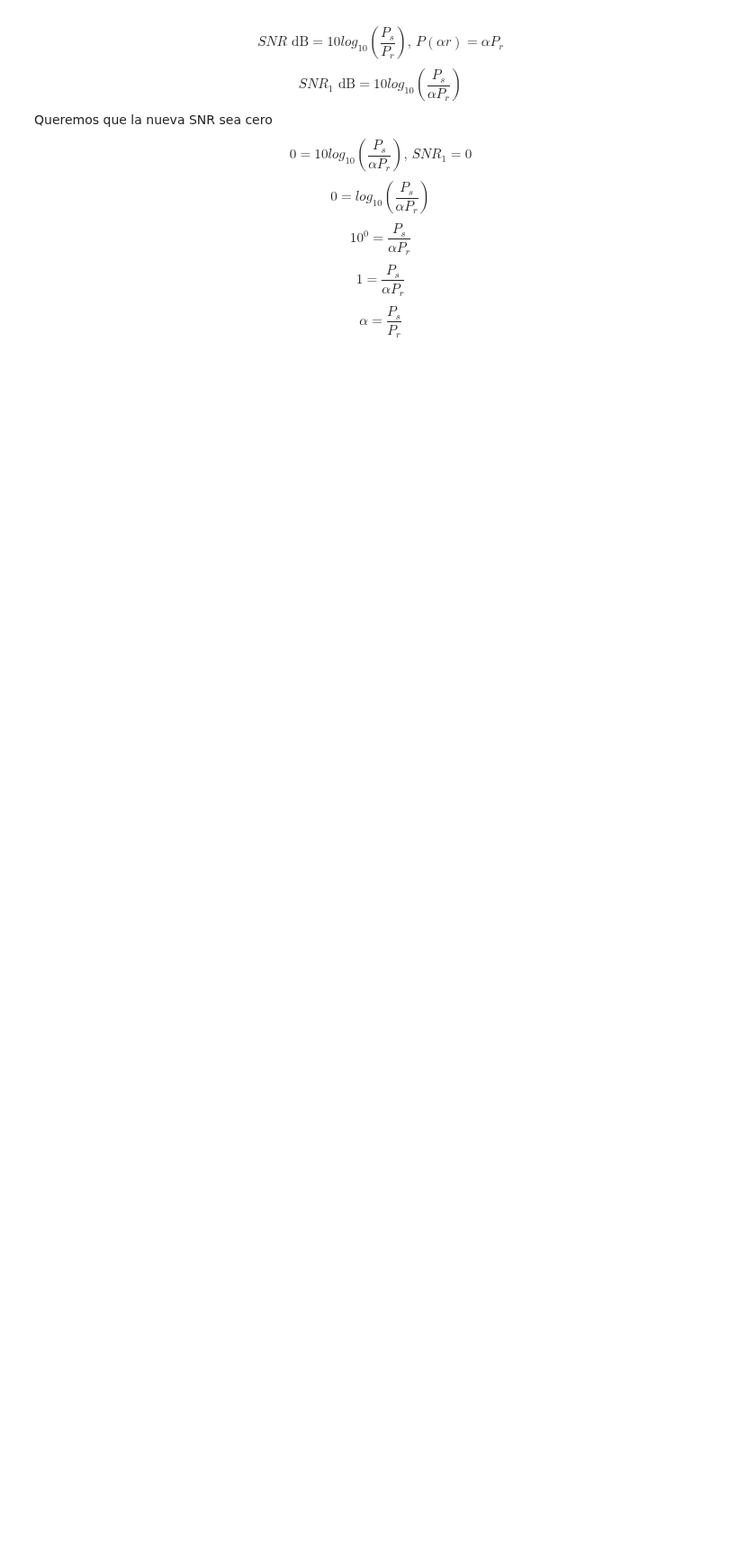
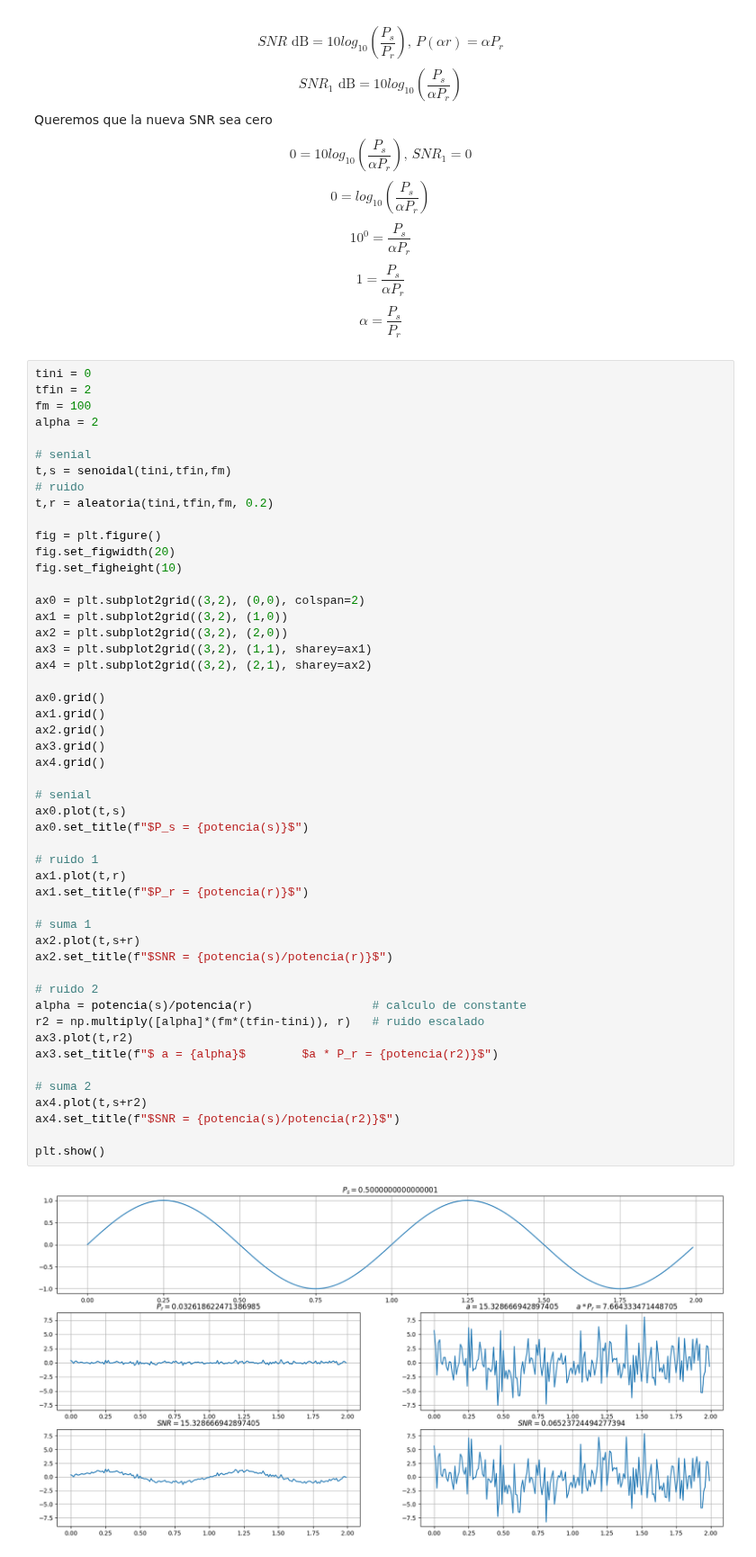
Before and after one commit to francoherg/PDS-2025, a Jupyter notebook: Practica/Guia1/1-8.ipynb, the cells around one changed output. Shown at 90% size. Saved outputs shown, nothing was run; the diff lists cells and outputs as text; blank space fills up the shorter version.

```diff
--- a/Practica/Guia1/1-8.ipynb
+++ b/Practica/Guia1/1-8.ipynb
@@ -102,3 +106,55 @@ $$ 0 = log_{10} \left( \frac{P_s}{\alpha P_r} \right) $$
 $$ 10^0 = \frac{P_s}{\alpha P_r} $$
 $$ 1 = \frac{P_s}{\alpha P_r} $$
 $$ \alpha = \frac{P_s}{P_r} $$
+# %%
+tini = 0
+tfin = 2
+fm = 100
+alpha = 2
+
+# senial
+t,s = senoidal(tini,tfin,fm)
+# ruido
+t,r = aleatoria(tini,tfin,fm, 0.2)
+
+fig = plt.figure()
+fig.set_figwidth(20)
+fig.set_figheight(10)
+
+ax0 = plt.subplot2grid((3,2), (0,0), colspan=2)
+ax1 = plt.subplot2grid((3,2), (1,0))
+ax2 = plt.subplot2grid((3,2), (2,0))
+ax3 = plt.subplot2grid((3,2), (1,1), sharey=ax1)
+ax4 = plt.subplot2grid((3,2), (2,1), sharey=ax2)
+
+ax0.grid()
+ax1.grid()
+ax2.grid()
+ax3.grid()
+ax4.grid()
+
+# senial
+ax0.plot(t,s)
+ax0.set_title(f"$P_s = {potencia(s)}$")
+
+# ruido 1
+ax1.plot(t,r)
+ax1.set_title(f"$P_r = {potencia(r)}$")
+
+# suma 1
+ax2.plot(t,s+r)
+ax2.set_title(f"$SNR = {potencia(s)/potencia(r)}$")
+
+# ruido 2
+alpha = potencia(s)/potencia(r)                 # calculo de constante
+r2 = np.multiply([alpha]*(fm*(tfin-tini)), r)   # ruido escalado
+ax3.plot(t,r2)
+ax3.set_title(f"$ a = {alpha}$        $a * P_r = {potencia(r2)}$")
+
+# suma 2
+ax4.plot(t,s+r2)
+ax4.set_title(f"$SNR = {potencia(s)/potencia(r2)}$")
+
+plt.show()
+# %% [output]
+[figure, added]
```
Also changed, not shown: parts of 2 cells of this notebook.
